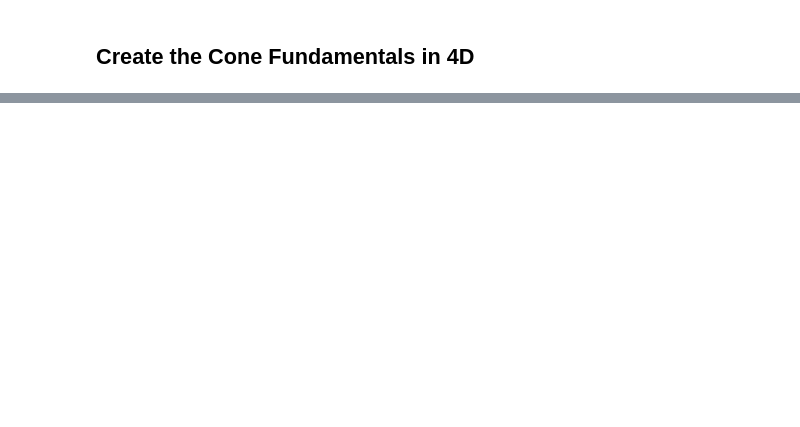
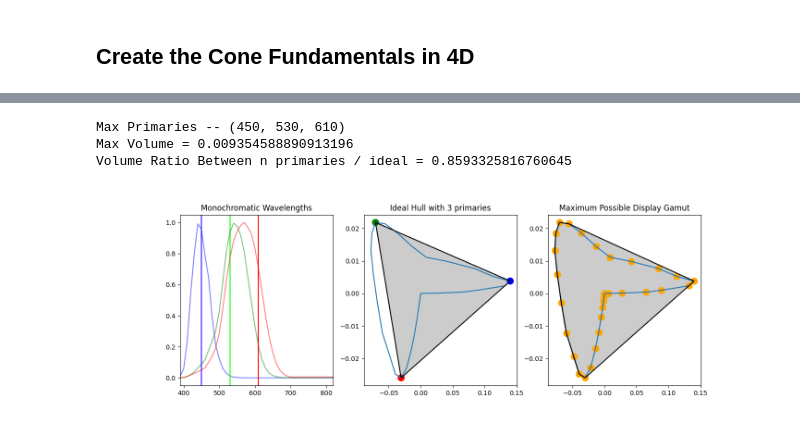
Before and after one commit to varunneal/ChromaLab, a Jupyter notebook: notebooks/jessica-work/optimal-display-primaries.ipynb, the cells around one changed output, grey strips where cells are left out. Cells and saved outputs as stored; diff of their text form; code cells hidden in the pictures; blank space fills up the shorter version.

```diff
--- a/notebooks/jessica-work/optimal-display-primaries.ipynb
+++ b/notebooks/jessica-work/optimal-display-primaries.ipynb
@@ -32,0 +44,8 @@ mdb.displayMaxPrimaries()
+# %%
+mdb = MaxDisplayBasis(trichromat, True)
+mdb.displayMaxPrimariesOnChromaticity()
+# %% [output]
+Max Primaries -- (450, 530, 610)
+Max Volume = 0.009354588890913196
+Volume Ratio Between n primaries / ideal = 0.8593325816760645
+[figure, added]
```
Also changed, not shown: parts of 4 cells of this notebook, 1 other file.
